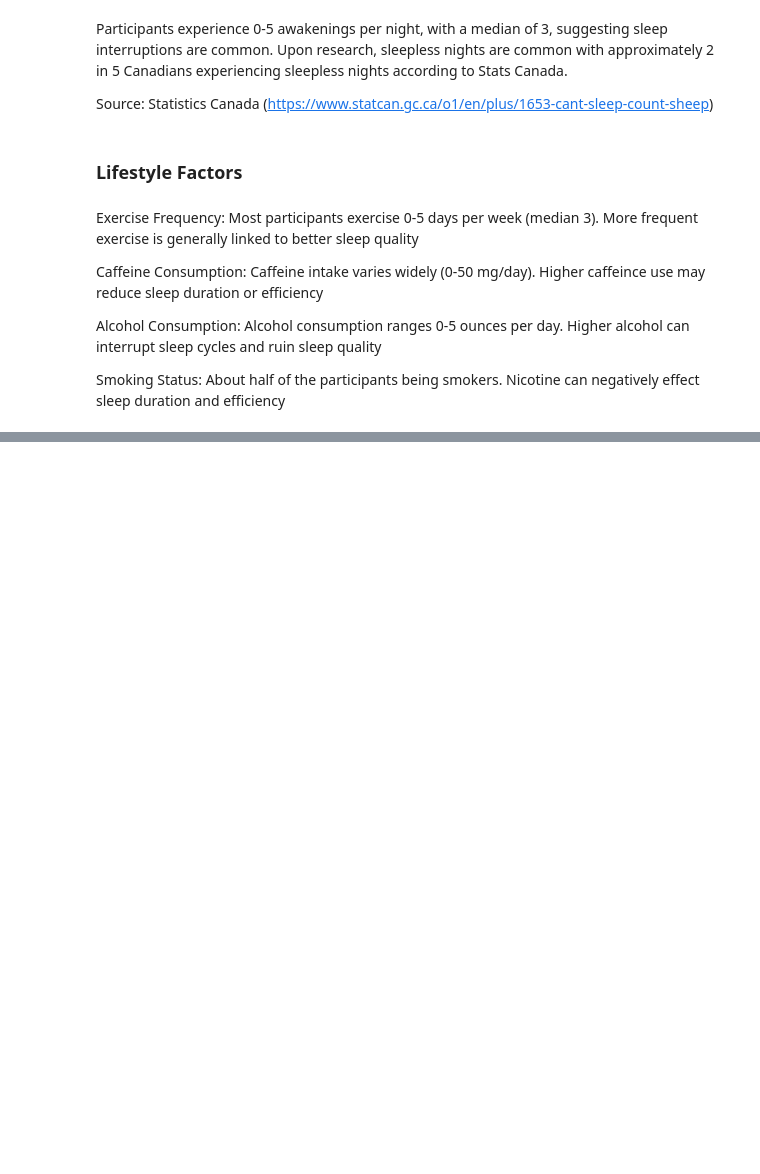
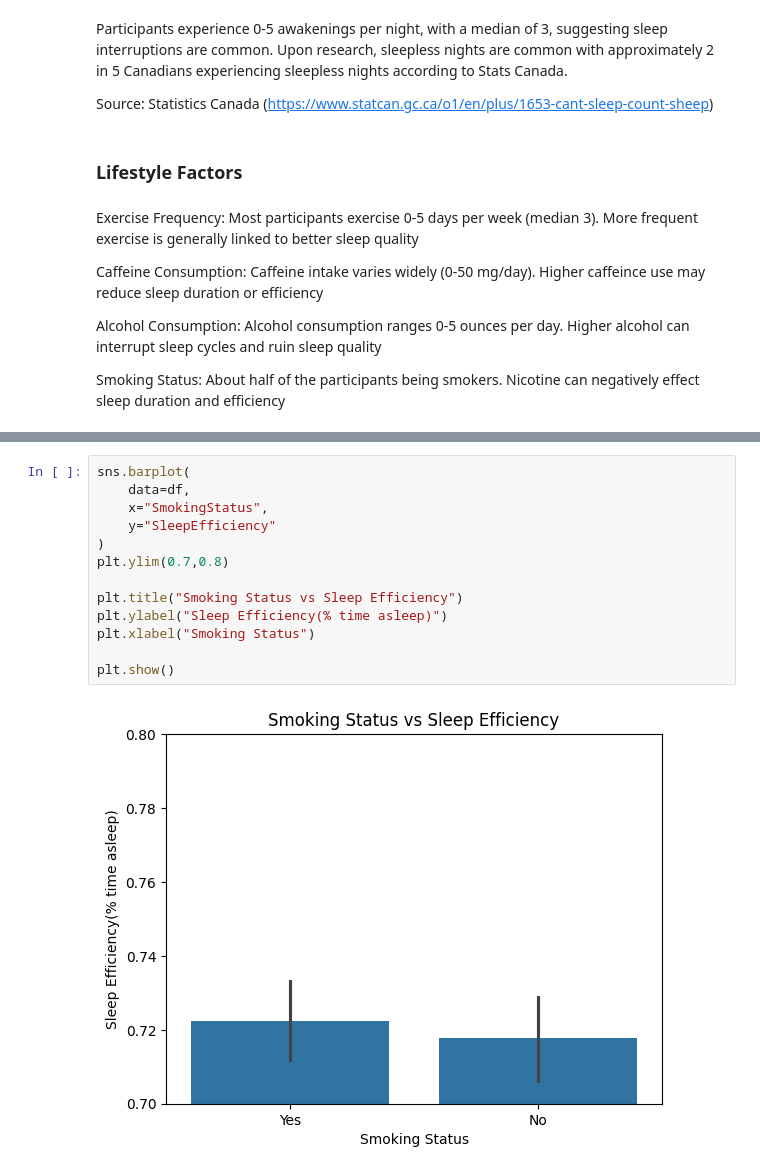
Before and after one commit to umair011/BABI4005BProject, a Jupyter notebook: BABI4005BabyProject.ipynb, the cells around one changed output, grey strips where cells are left out. Drawn from its saved outputs; the diff is of its cells as text; blank space fills up the shorter version.

```diff
--- a/BABI4005BabyProject.ipynb
+++ b/BABI4005BabyProject.ipynb
@@ -124,0 +166,15 @@ Smoking Status: About half of the participants being smokers. Nicotine can negat
+# %%
+sns.barplot(
+    data=df,
+    x="SmokingStatus",
+    y="SleepEfficiency"
+)
+plt.ylim(0.7,0.8)
+
+plt.title("Smoking Status vs Sleep Efficiency")
+plt.ylabel("Sleep Efficiency(% time asleep)")
+plt.xlabel("Smoking Status")
+
+plt.show()
+# %% [output]
+[figure, added]
```
Also changed, not shown: parts of 13 cells of this notebook.
